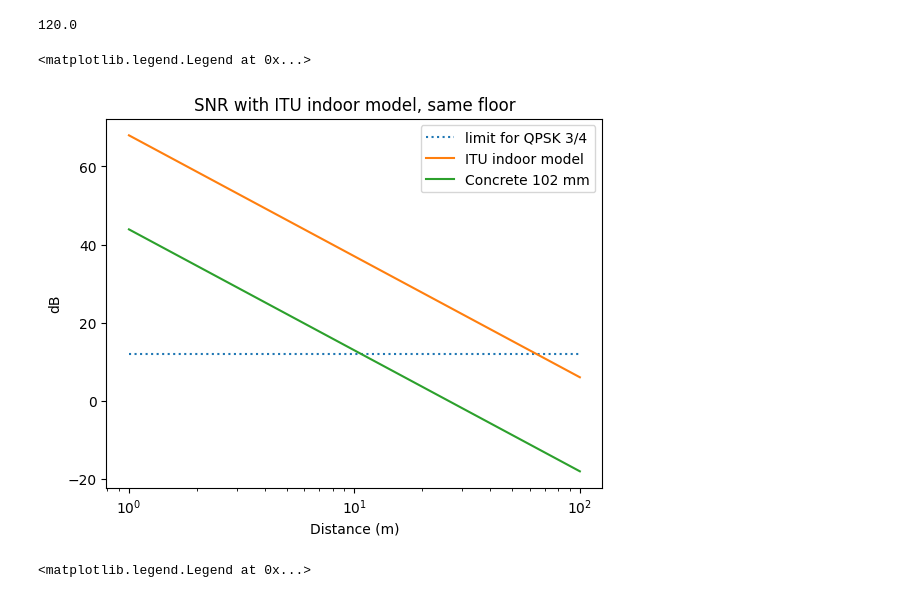
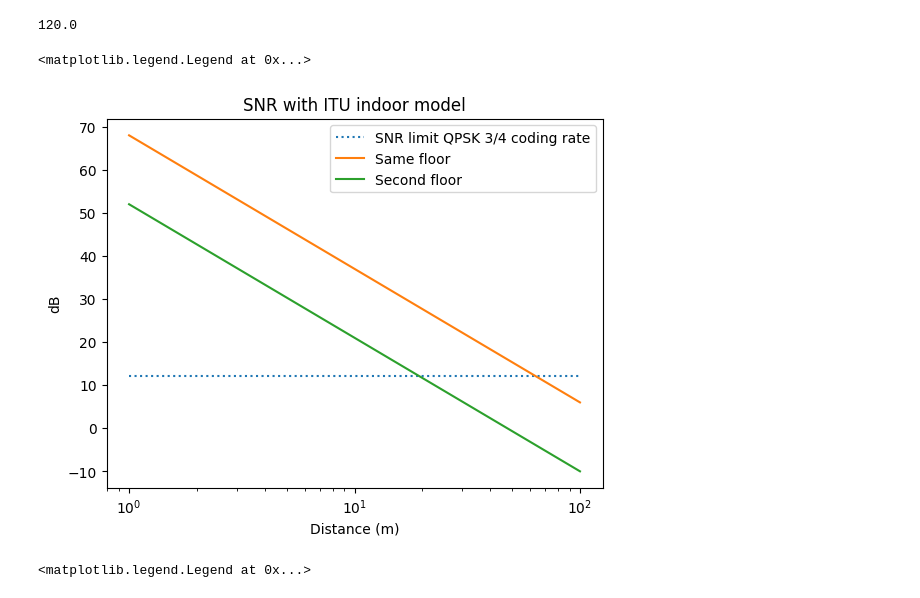
Before and after one commit to Joinatan/wireless_systems, a Jupyter notebook: casestudy1b/case_study1b.ipynb, the cells around one changed output. Cells and saved outputs as stored; diff of their text form; code cells hidden in the pictures.

```diff
--- a/casestudy1b/case_study1b.ipynb
+++ b/casestudy1b/case_study1b.ipynb
@@ -34,38 +34,41 @@ def ITU_indoor_propagation(r, n=31, floors = 0):
 # %%
 #-------------PLOT SNR
 received_power_listSNR = []
 received_power_list_drywallSNR = []
 received_power_list_concreteSNR = []
+received_power_list_second_floor = []
 
 distance = 100
 
 for i in range(1, distance + 1):
     received_power_listSNR.append(todB(tx_power * antenna_gain**2 / (ITU_indoor_propagation(i) * kBT)))
     received_power_list_drywallSNR.append(received_power_listSNR[i-1] - drywallLoss * 2)
     received_power_list_concreteSNR.append(received_power_listSNR[i-1] - concreteLoss)
+    received_power_list_second_floor.append(todB(tx_power * antenna_gain**2 / (ITU_indoor_propagation(i, 31, 1) * kBT)))
 
 plt.xscale('log')
-plt.title('SNR with ITU indoor model, same floor')
+plt.title('SNR with ITU indoor model')
 plt.ylabel('dB')
 plt.xlabel('Distance (m)')
 #limits
 #
 #https://community.cisco.com/legacyfs/online/attachments/discussion/revolution-wi-fi-mcs-to-snr-single-page.pdf
 #QAM256 = 27.5
 #QAM64 = 20
 QPSK = 12
 QAM16 = 24
 #plt.plot(range(1, 61), [QAM256 for x in range(0,60)], label='QAM256', linestyle='dotted')
-plt.plot(range(1, distance + 1), [QPSK for x in range(0,distance)], label='limit for QPSK 3/4', linestyle='dotted')
+plt.plot(range(1, distance + 1), [QPSK for x in range(0,distance)], label='SNR limit QPSK 3/4 coding rate', linestyle='dotted')
 
 #signals
-plt.plot(range(1, distance + 1), received_power_listSNR, label='ITU indoor model')
+plt.plot(range(1, distance + 1), received_power_listSNR, label='Same floor')
+plt.plot(range(1, distance+1), received_power_list_second_floor, label='Second floor')
 #plt.plot(range(1, distance + 1), received_power_list_drywallSNR, label='Drywall')
-plt.plot(range(1, distance + 1), received_power_list_concreteSNR, label='Concrete 102 mm')
+#plt.plot(range(1, distance + 1), received_power_list_concreteSNR, label='Concrete 102 mm')
 plt.legend()
 # %% [output]
 <matplotlib.legend.Legend at 0x...>
-[figure, old version]
+[figure, new version]
 # %%
 #From floor to floor
 received_power_list_second_floor = []
```
Also changed, not shown: parts of 1 cell of this notebook.
